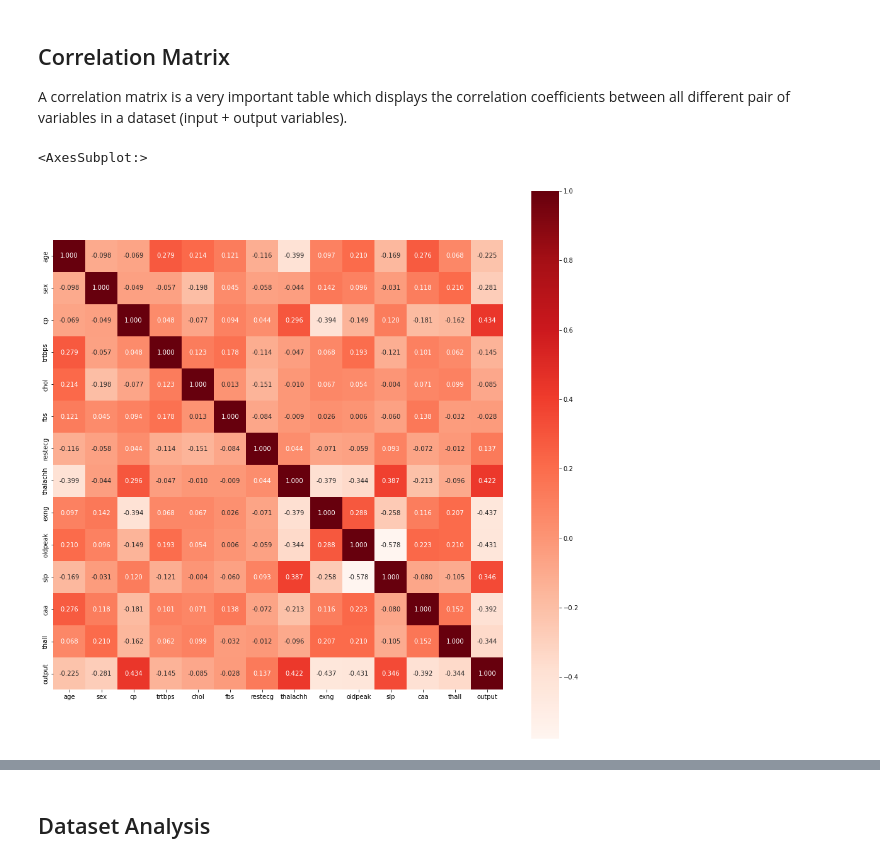
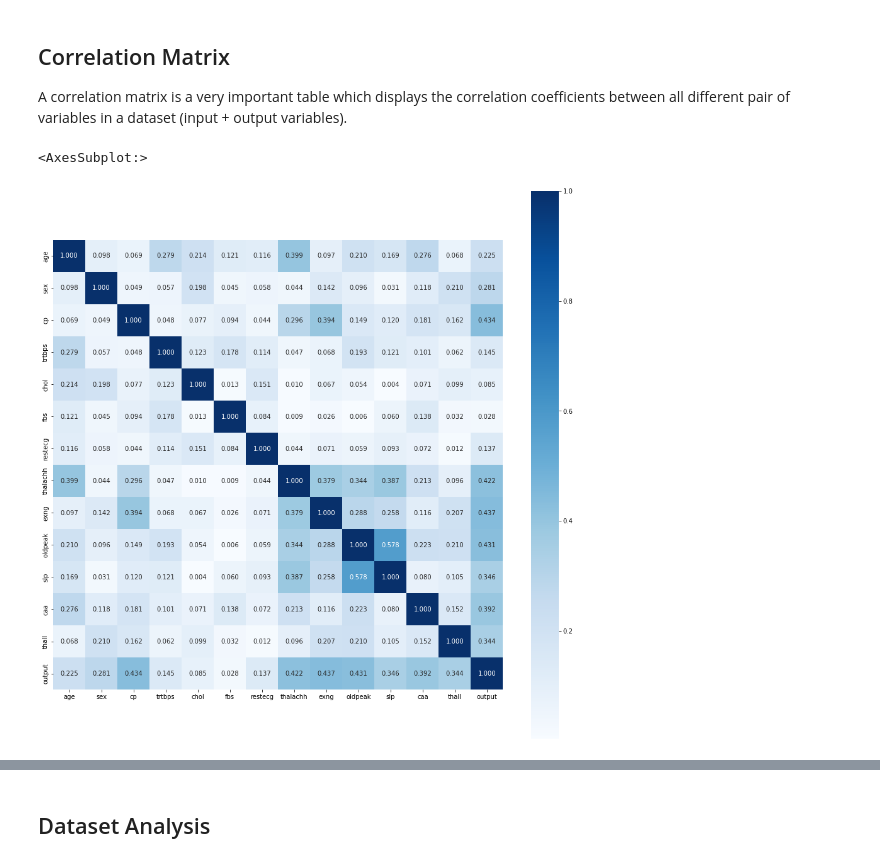
Before and after one commit to joaoreis16/heart_attack_prediction, a Jupyter notebook: code/main.ipynb, the cells around one changed output, grey strips where cells are left out. Cells and saved outputs as stored; diff of their text form; code cells hidden in the pictures.

Commit message:
output correlation

```diff
--- a/code/main.ipynb
+++ b/code/main.ipynb
@@ -182,7 +178,7 @@ A correlation matrix is a very important table which displays the correlation co
 # %%
 f, ax = plt.subplots(figsize=(16, 16))
 correlation = data.corr()
-sns.heatmap(correlation, fmt='.3f', annot=True, cmap="Reds", square=True, ax=ax)
+sns.heatmap(abs(correlation), fmt='.3f', annot=True, cmap="Blues", square=True, ax=ax)
 # %% [output]
 <AxesSubplot:>
-[figure, old version]
+[figure, new version]
```
Also changed, not shown: parts of 4 cells of this notebook.
